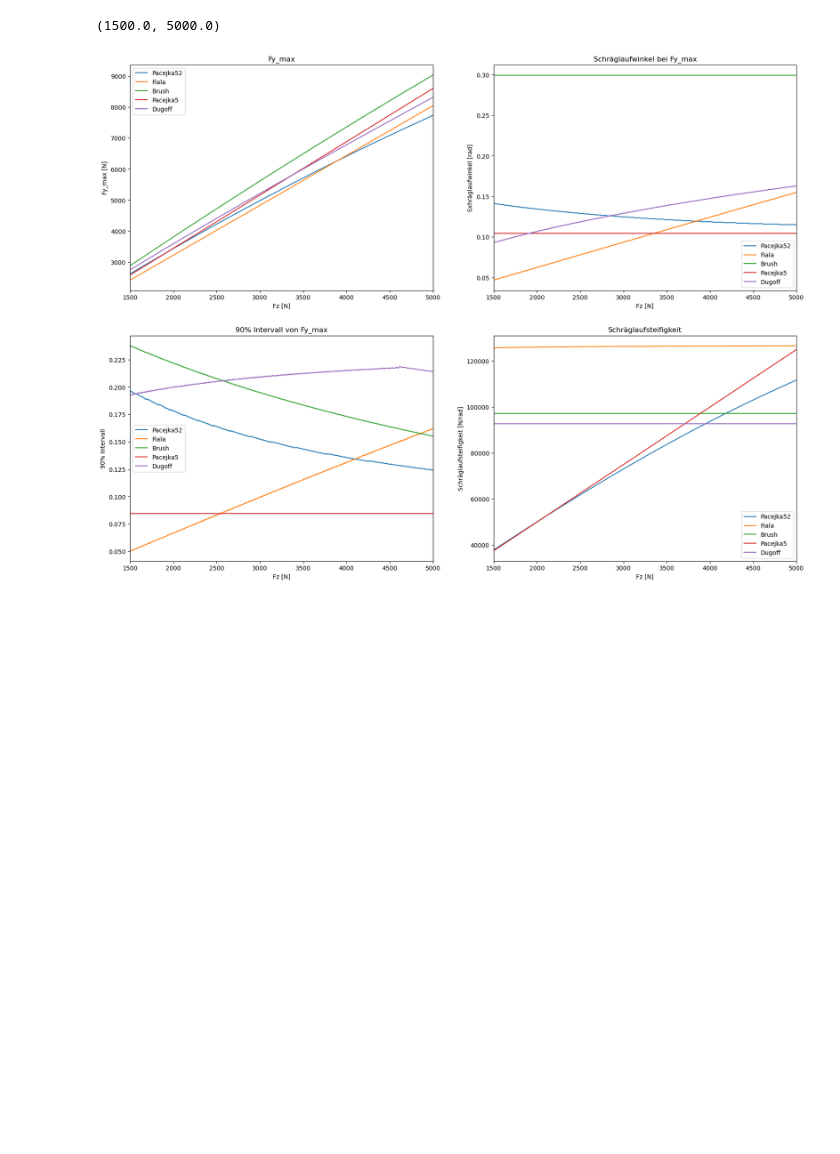
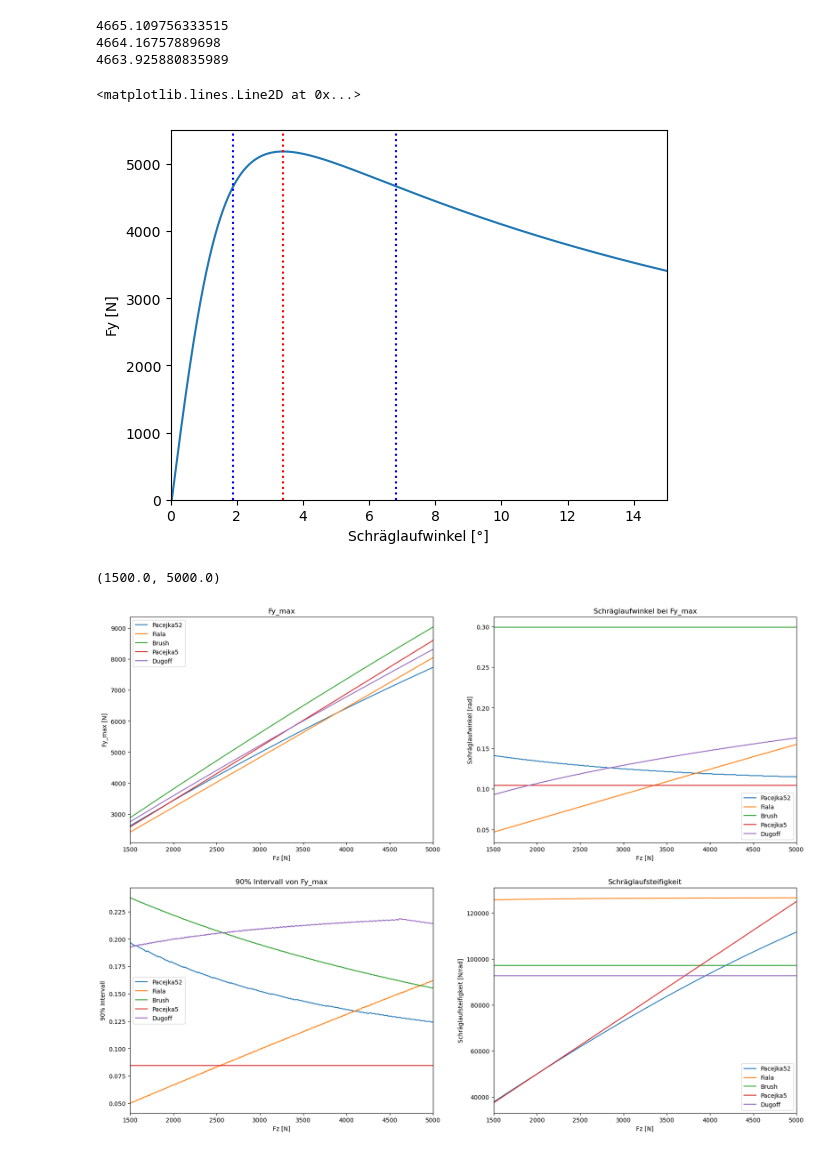
Before and after one commit to BenediktRuhland/SA-Tire-model, a Jupyter notebook: comparision/Fz_Plots.ipynb, the cells around one changed output. Drawn from its saved outputs; the diff is of its cells as text; code cells hidden in the pictures; blank space fills up the shorter version.

```diff
--- a/comparision/Fz_Plots.ipynb
+++ b/comparision/Fz_Plots.ipynb
@@ -120,6 +120,48 @@ def diff_Pacejka(y,SL): #y = Funktion die abgleitet werden soll, Sl = linspace
     dx = SL[1]-SL[0]
     dydx = np.gradient(y, dx)
     return dydx
+# %%
+Fz = 3000
+Sy = np.linspace(0,0.3,10000)
+Sy1 = np.linspace(0,15,10000)
+Fy = pa52.Pacejka52_long(Fz,Sy,IA,Fz0)[0]
+Fmax = np.max(Fy)
+
+FmaxS = np.argmax(Fy) / 10000 * 15
+left = 0
+for j in range(0,len(Fy)):
+    if Fy[j] < Fmax*0.9:
+        left +=1
+    else:
+        break
+right = 0
+for j in range(left+1,len(Fy)):
+    if Fy[j] > Fmax*0.9:
+        right +=1
+    else:
+        break
+
+l = left/10000 *15
+r = (left + right)/10000 *15
+print(Fy[left])
+print(Fy[(left + right)])
+print(Fmax * 0.9)
+plt.plot(Sy1,Fy)
+plt.xlim(0,15)
+plt.ylim(0,5500)
+plt.xlabel('Schräglaufwinkel [°]')
+plt.ylabel('Fy [N]')
+
+
+plt.axvline(x = FmaxS, color='r', linestyle='dotted')
+plt.axvline(x = l, color='b', linestyle='dotted')
+plt.axvline(x = r, color='b', linestyle='dotted')
+# %% [output]
+4665.109756333515
+4664.16757889698
+4663.925880835989
+<matplotlib.lines.Line2D at 0x...>
+[figure, added]
 # %%
 IA = 0
 Fz0 = 3114
```
Also changed, not shown: parts of 2 cells of this notebook, 6 other files.
